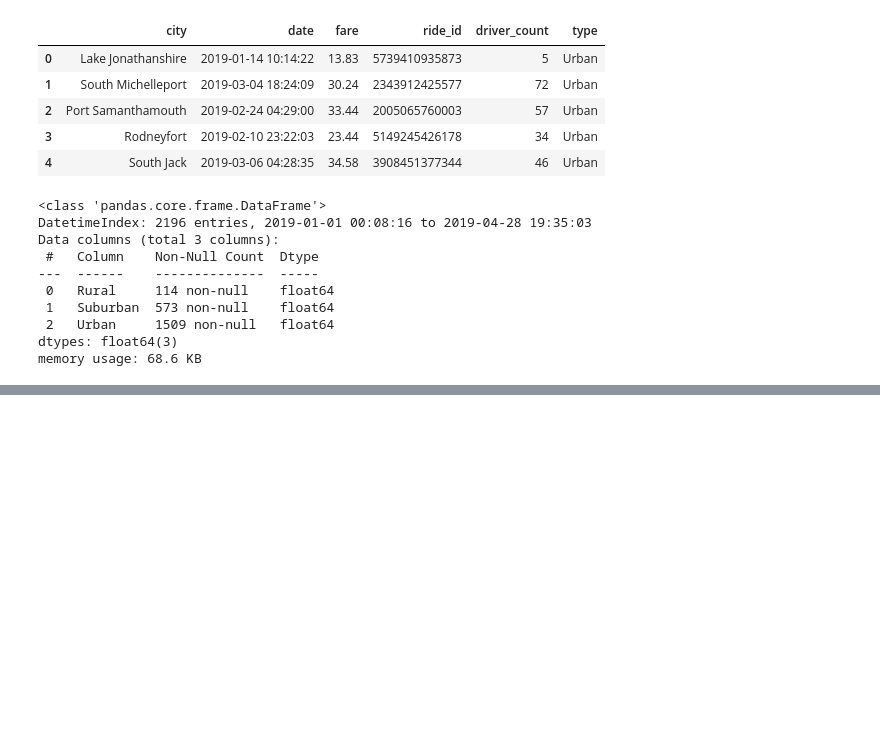
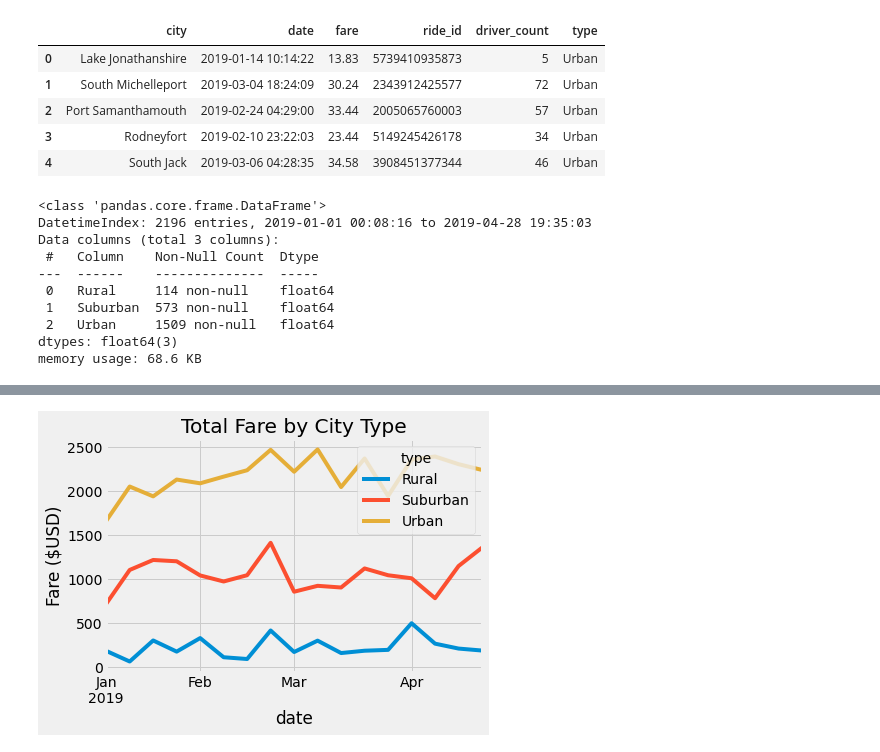
Before and after one commit to peterdyke/Pyber_Analysis, a Jupyter notebook: PyBer_Challenge.ipynb, the cells around one changed output, grey strips where cells are left out. Saved outputs shown, nothing was run; the diff lists cells and outputs as text; code cells hidden in the pictures; blank space fills up the shorter version.

```diff
--- a/PyBer_Challenge.ipynb
+++ b/PyBer_Challenge.ipynb
@@ -132,6 +137,10 @@ fare_by_date_df.head()
 # %%
 # 8. Using the object-oriented interface method, plot the resample DataFrame using the df.plot() function.
 # Import the style from Matplotlib.
 from matplotlib import style
 # Use the graph style fivethirtyeight.
 style.use('fivethirtyeight')
+fare_by_date_df.plot(title= "Total Fare by City Type", legend= True, ylabel= "Fare ($USD)")
+plt.savefig("analysis/PyBer_fare_summary.png")
+# %% [output]
+[figure, added]
```
Also changed, not shown: parts of 1 cell of this notebook, 3 other files.
